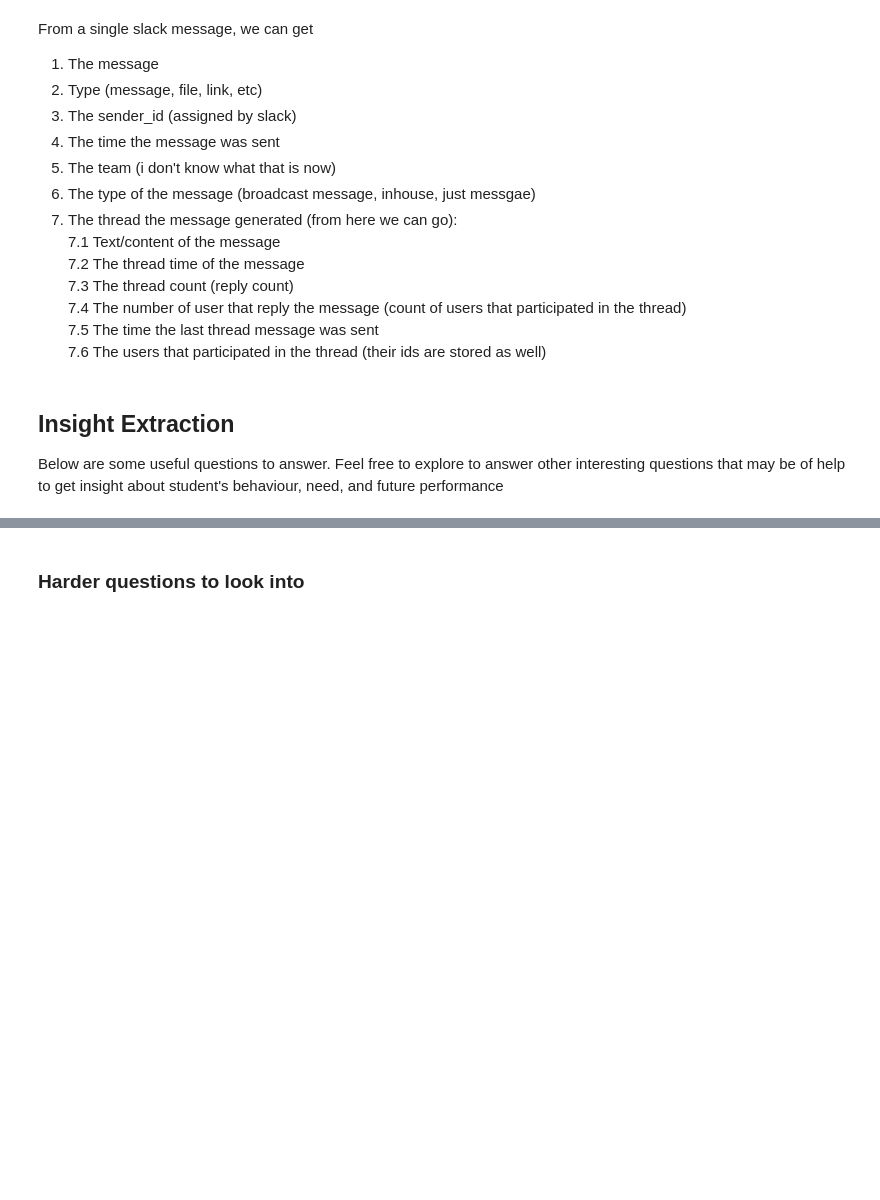
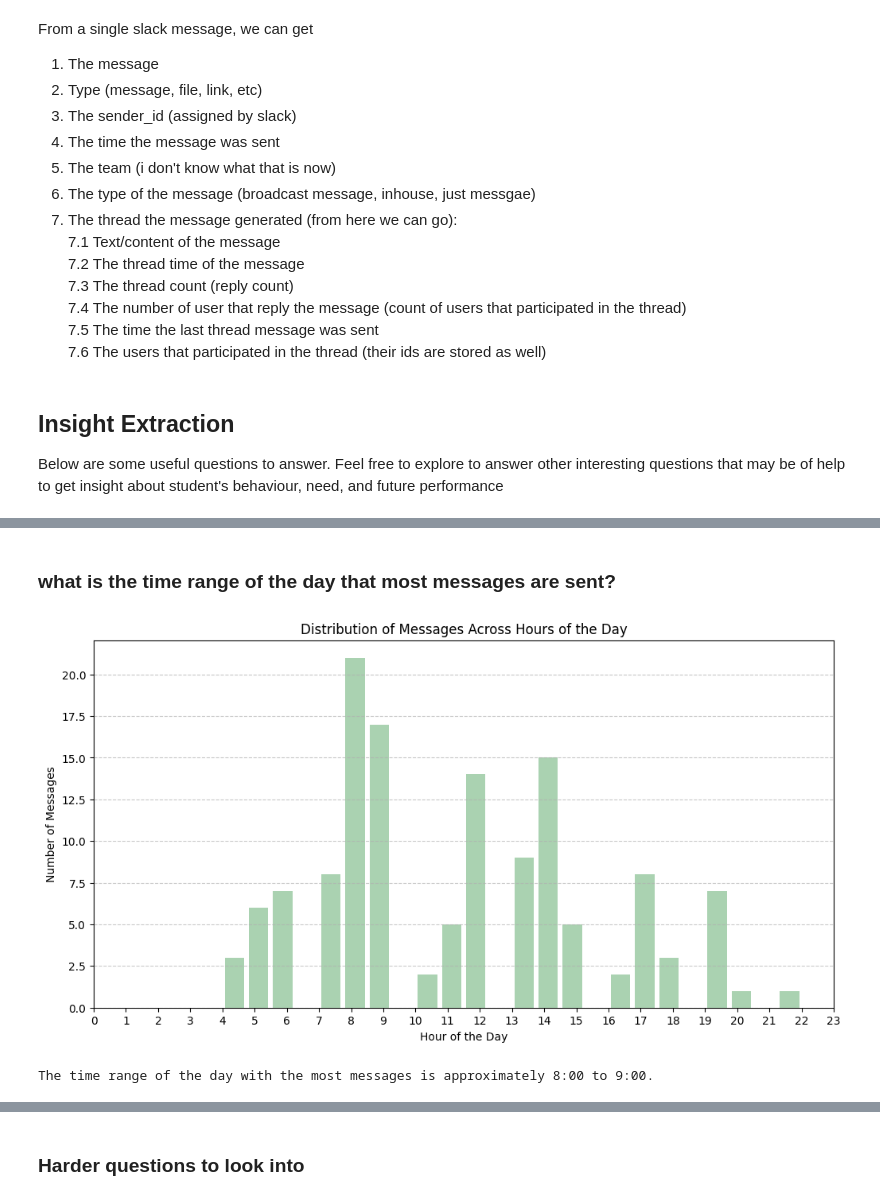
Before and after one commit to mekdes975/network_analysis, a Jupyter notebook: notebooks/parse_slack_data.ipynb, the cells around one changed output, grey strips where cells are left out. Cells and saved outputs as stored; diff of their text form; code cells hidden in the pictures; blank space fills up the shorter version.

```diff
--- a/notebooks/parse_slack_data.ipynb
+++ b/notebooks/parse_slack_data.ipynb
@@ -116,0 +256,26 @@ NameError: name 'channels' is not defined
+# %% [markdown]
+### what is the time range of the day that most messages are sent?
+# %%
+
+# Convert 'msg_sent_time' to datetime with Unix timestamp format
+df['msg_sent_time'] = pd.to_datetime(df['msg_sent_time'], unit='s')
+
+# Extract the hour from the 'msg_sent_time' column
+df['hour'] = df['msg_sent_time'].dt.hour
+
+# Plot a histogram to visualize the distribution of messages across hours
+plt.figure(figsize=(12, 6))
+df['hour'].plot(kind='hist', bins=24, rwidth=0.8, color='#86bf91', alpha=0.7)
+plt.title('Distribution of Messages Across Hours of the Day')
+plt.xlabel('Hour of the Day')
+plt.ylabel('Number of Messages')
+plt.xticks(range(24))
+plt.grid(axis='y', linestyle='--', alpha=0.7)
+plt.show()
+
+# Find the hour range with the highest message count
+most_active_hour_range = df['hour'].value_counts().idxmax()
+print(f"The time range of the day with the most messages is approximately {most_active_hour_range}:00 to {(most_active_hour_range + 1) % 24}:00.")
+# %% [output]
+[figure, added]
+The time range of the day with the most messages is approximately 8:00 to 9:00.
```
Also changed, not shown: parts of 25 cells of this notebook.
